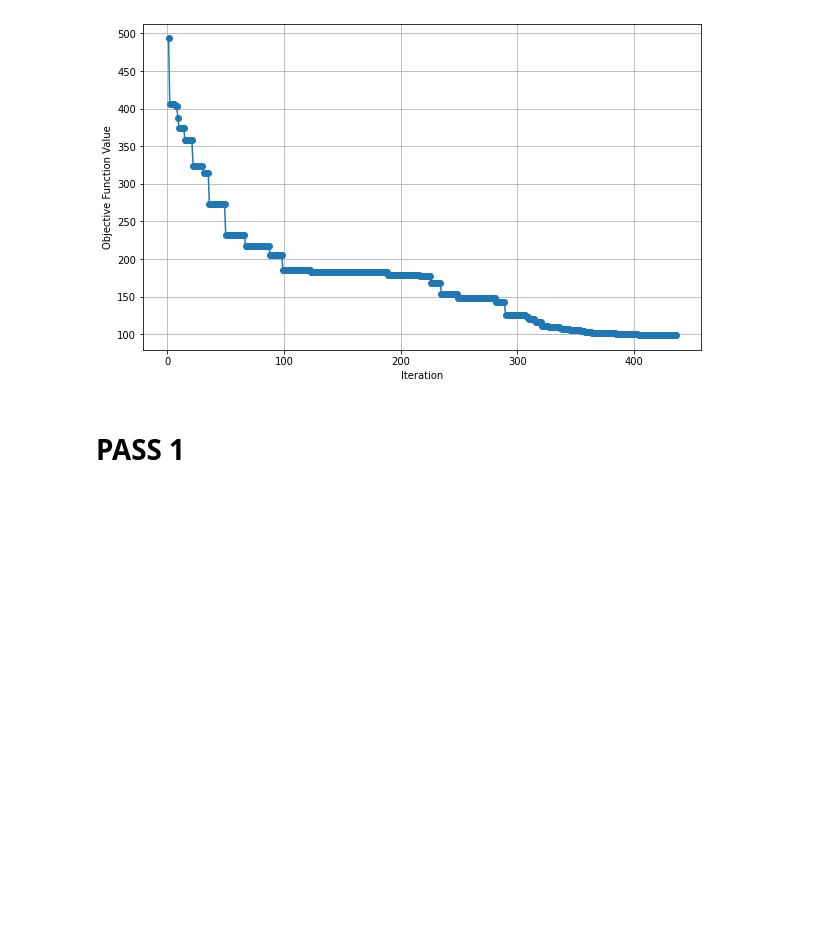
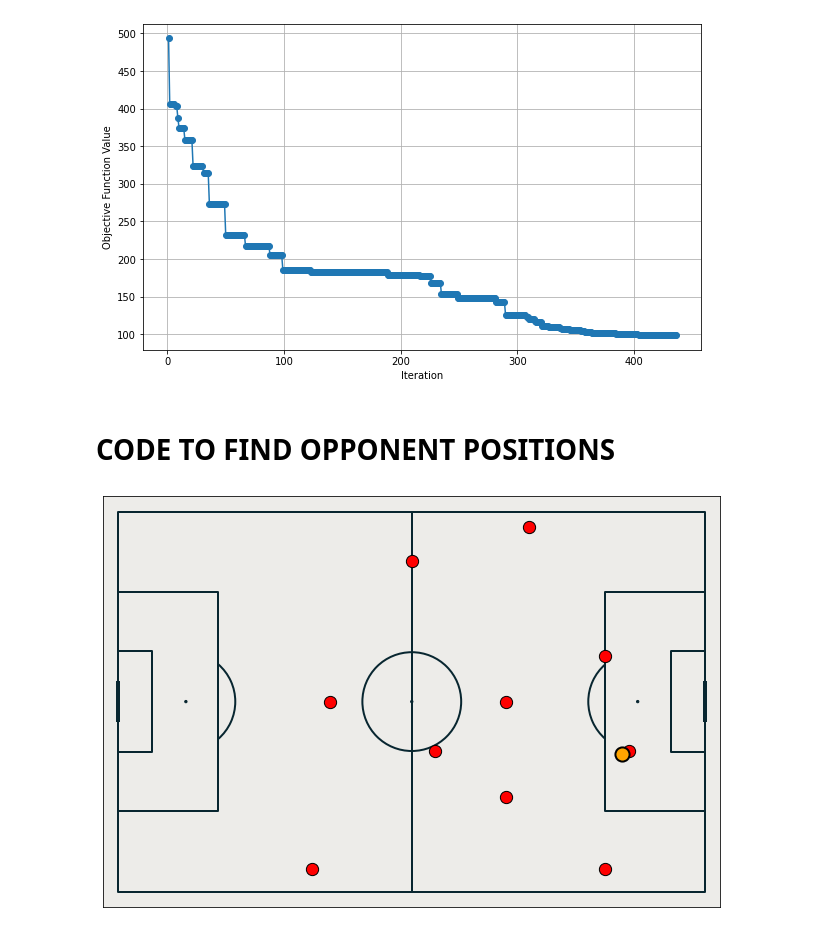
Before and after one commit to zainj04/AA222-Final-Project, a Jupyter notebook: Final Project Code.ipynb, the cells around one changed output. Saved outputs shown, nothing was run; the diff lists cells and outputs as text; code cells hidden in the pictures; blank space fills up the shorter version.

```diff
--- a/Final Project Code.ipynb
+++ b/Final Project Code.ipynb
@@ -526,17 +529,36 @@ plt.show()
 # %% [output]
 [figure]
 [figure]
+# %% [markdown]
+# CODE TO FIND OPPONENT POSITIONS
 # %%
+# Plot the optimized positions and save the figure
+fig, ax = pitch.draw(figsize=(10, 6))
+
+# Define the opposing team positions
+opposing_positions = np.array([
+    [100, 50], [105, 30],  # Center-backs
+    [100, 5], [85, 77],  # Full-backs
+    [80, 20], [80, 40], [65, 30],  # Midfielders
+    [60, 70], [40, 5],  # Wingers
+    [44, 40]  # Striker
+])
+
+# Define the ball position
+ball_position = np.array([103, 29])
+
 # Plot opposing players' positions
 opposing_positions_scaled = np.zeros_like(opposing_positions)
 opposing_positions_scaled[:, 0] = opposing_positions[:, 0] * (100 / 120)
 opposing_positions_scaled[:, 1] = opposing_positions[:, 1] * (100 / 80)
 for i in range(len(opposing_positions)):
     ax.scatter(opposing_positions_scaled[i][0], opposing_positions_scaled[i][1], color='red', s=150, edgecolors='black',
                label='Opposing Team' if i == 0 else '')
 
 # Plot ball position
 ball_position_scaled = ball_position * [100 / 120, 100 / 80]
 ax.scatter(ball_position_scaled[0], ball_position_scaled[1], color='orange', s=200, label='Ball', edgecolors='black', linewidths=2)
+
+plt.show()
+# %% [output]
+[figure, added]
-# %% [markdown]
-# PASS 1
```
Also changed, not shown: parts of 6 cells of this notebook.
